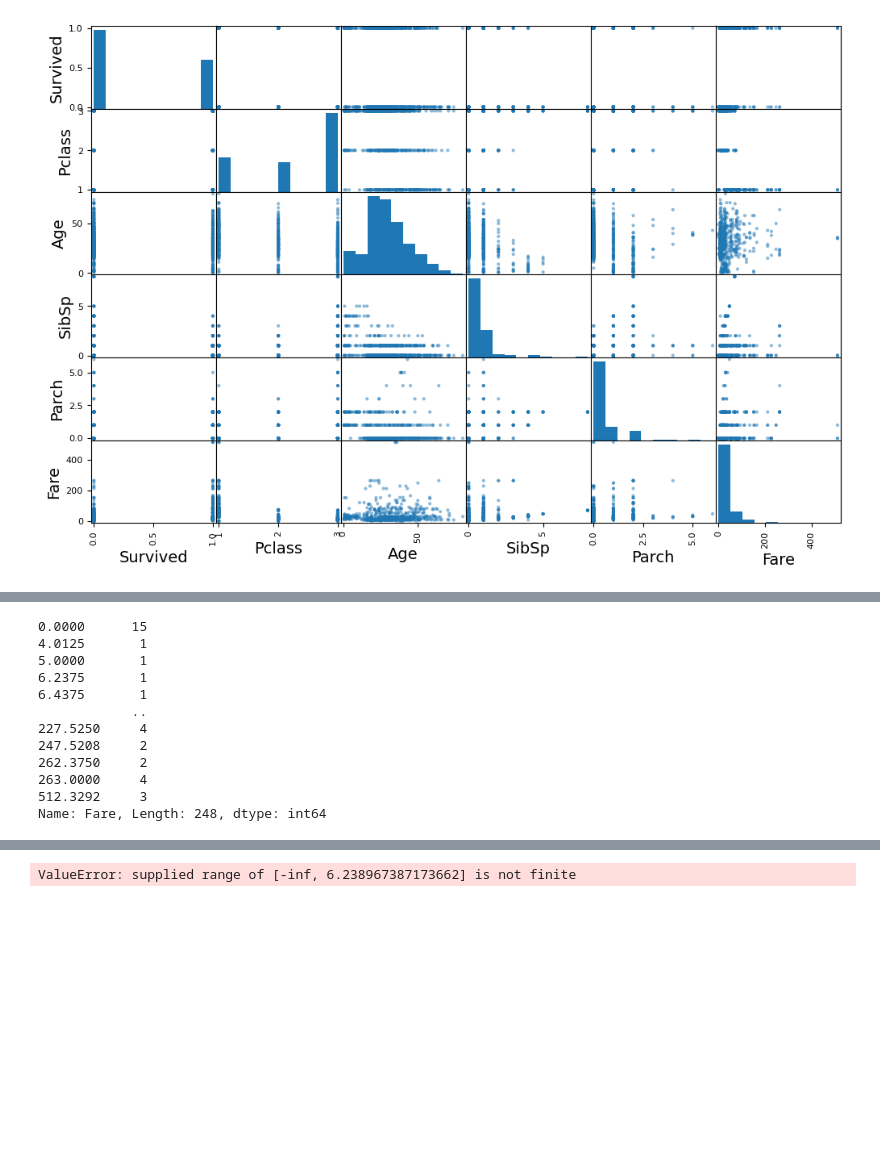
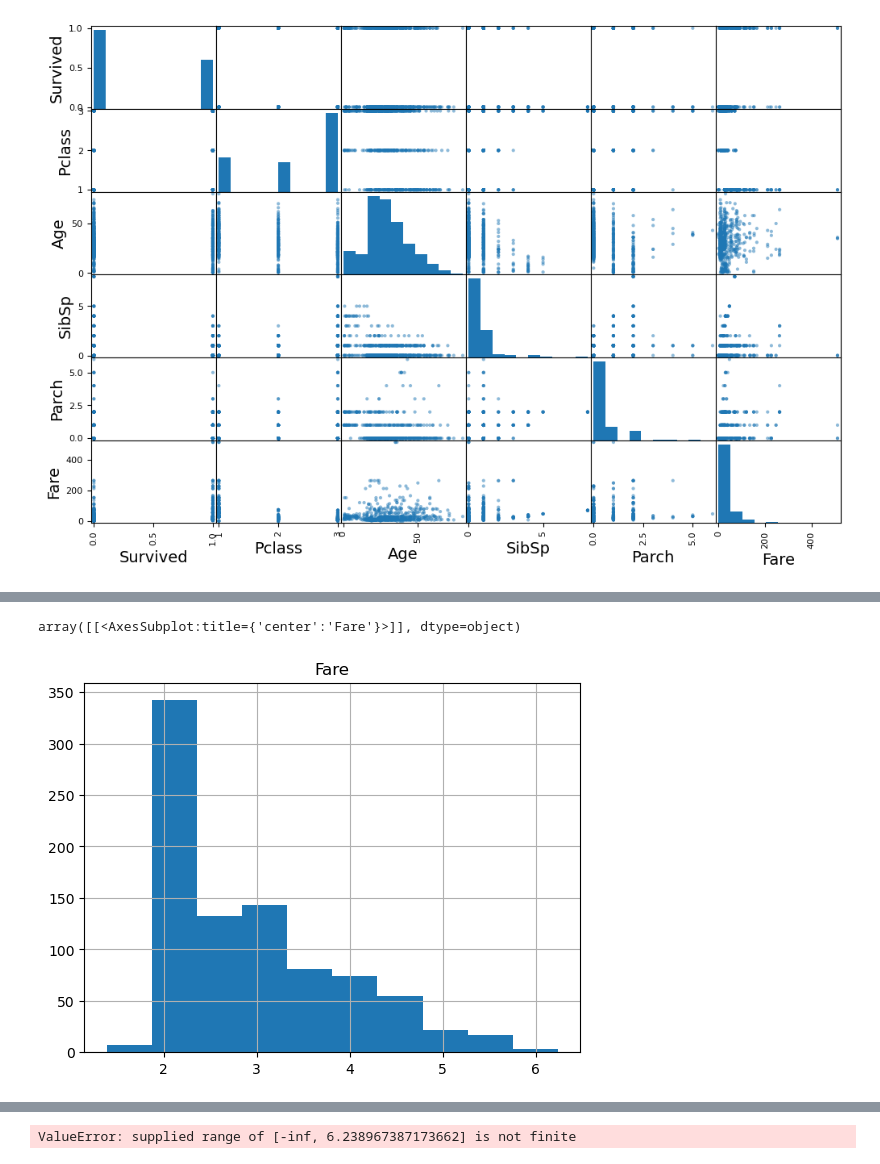
Before and after one commit to ericlau1987/hands_on_machine_learning_sklearn_keras_tensorflow, a Jupyter notebook: src/chapter3_classification/kaggle_taitanic/00_exploration.ipynb, the cells around one changed output, grey strips where cells are left out. Cells and saved outputs as stored; diff of their text form; code cells hidden in the pictures; blank space fills up the shorter version.

```diff
--- a/src/chapter3_classification/kaggle_taitanic/00_exploration.ipynb
+++ b/src/chapter3_classification/kaggle_taitanic/00_exploration.ipynb
@@ -144,15 +150,9 @@ X_train['Fare'].hist()
-# %%
-X_train['Fare'].value_counts().sort_index()
-# %% [output]
-0.0000      15
-4.0125       1
-5.0000       1
-6.2375       1
-6.4375       1
-            ..
-227.5250     4
-247.5208     2
-262.3750     2
-263.0000     4
-512.3292     3
-Name: Fare, Length: 248, dtype: int64
+# %%
+from sklearn.preprocessing import FunctionTransformer
+log_transformer = FunctionTransformer(np.log, inverse_func=np.exp)
+log_pop = log_transformer.transform(X_train.loc[X_train['Fare']!=0, 'Fare'])
+# %%
+pd.DataFrame(log_pop).hist()
+# %% [output]
+array([[<AxesSubplot:title={'center':'Fare'}>]], dtype=object)
+[figure, added]
```
Also changed, not shown: parts of 8 cells of this notebook, 1 other file.
